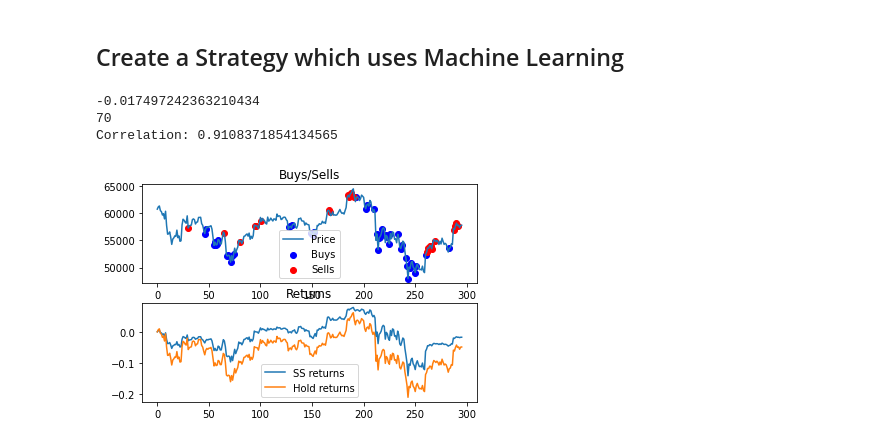
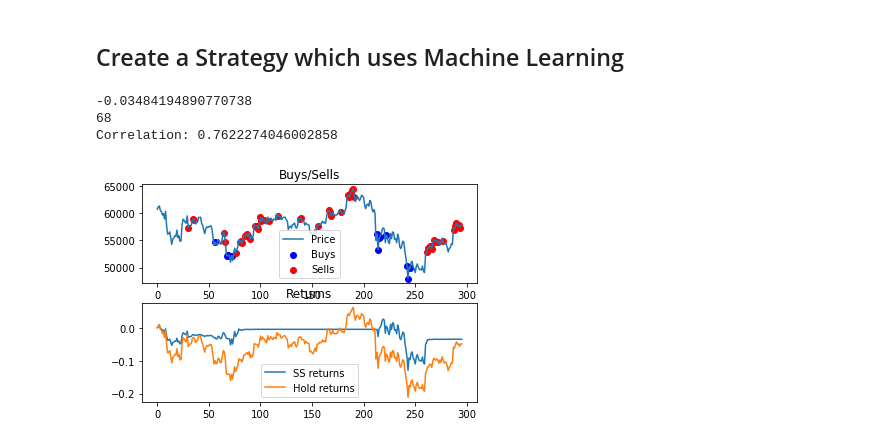
Before and after one commit to Sergeytata/Data-Science-Small-Tutorial, a Jupyter notebook: for_noobs_with_love.ipynb, the cells around one changed output. Drawn from its saved outputs; the diff is of its cells as text; code cells hidden in the pictures.

Commit message:
Backtest base currence added

```diff
--- a/for_noobs_with_love.ipynb
+++ b/for_noobs_with_love.ipynb
@@ -452,12 +452,12 @@ class MLStrategy():
             pred_price = self.model.predict(X_in.to_numpy().reshape(1,20))
 
         # print(pred_price - self.prev_price)
-        if pred_price > 1.02*self.prev_price:
+        if pred_price > 1.04*self.prev_price:
             # if price will go up by more than 10 per cent => buy
             self.prev_price = ticker['close']
             return 1
 
-        elif pred_price < 0.98*self.prev_price:
+        elif pred_price < 0.99*self.prev_price:
             # if price will be lower by more than 10 percent => sell
             self.prev_price = ticker['close']
             return -1
@@ -469,40 +471,37 @@ class MLStrategy():
 # %%
 # Test your ML strategy
 # create your backtest
 balance_counter =  100
+balance_base = 0.0001
 w1 = 1
-bt = Backtest(balance_counter*w1, order_volume_prop=0.2)
+# bt = Backtest(balance_counter*w1, order_volume_prop=0.4)
+bt = Backtest(balance_counter*w1, balance_base= balance_base, order_volume_prop=0.4)
 
-# read your tickers
-# tickers = pd.read_csv('BTCUSDT_4h.csv')
-#slice tickers
-# tickers = tickers[-400:]
-# tickers = tickers.reset_index()
-
+# create dataFrame for tickers
 tickers = pd.DataFrame({})
 tickers['close'] = X_test['prev_price1']
 N = len(tickers)
+
+# init your ml strategy above
 ml_strategy = MLStrategy(model, nn=True)
-# random_strategy = Random_Strategy()
 
 
 for i in range(N):
-    # signal = signals[i]
     ticker = tickers.iloc[i]
     # print(ticker)
     signal = ml_strategy.get_signal(ticker)
     # print(signal)
     bt.run(ticker,signal)
 
 
 print(bt.get_return())
 print((bt.total_trades()))
 # computes correlation between trading returns and hold
 print('Correlation: {}'.format(bt.get_correlation()))
 fig = bt.visualise()
 plt.show()
 # %% [output]
--0.017497242363210434
-70
-Correlation: 0.9108371854134565
+-0.03484194890770738
+68
+Correlation: 0.7622274046002858
-[figure, old version]
+[figure, new version]
```
Also changed, not shown: parts of 1 cell of this notebook, 1 other file.
